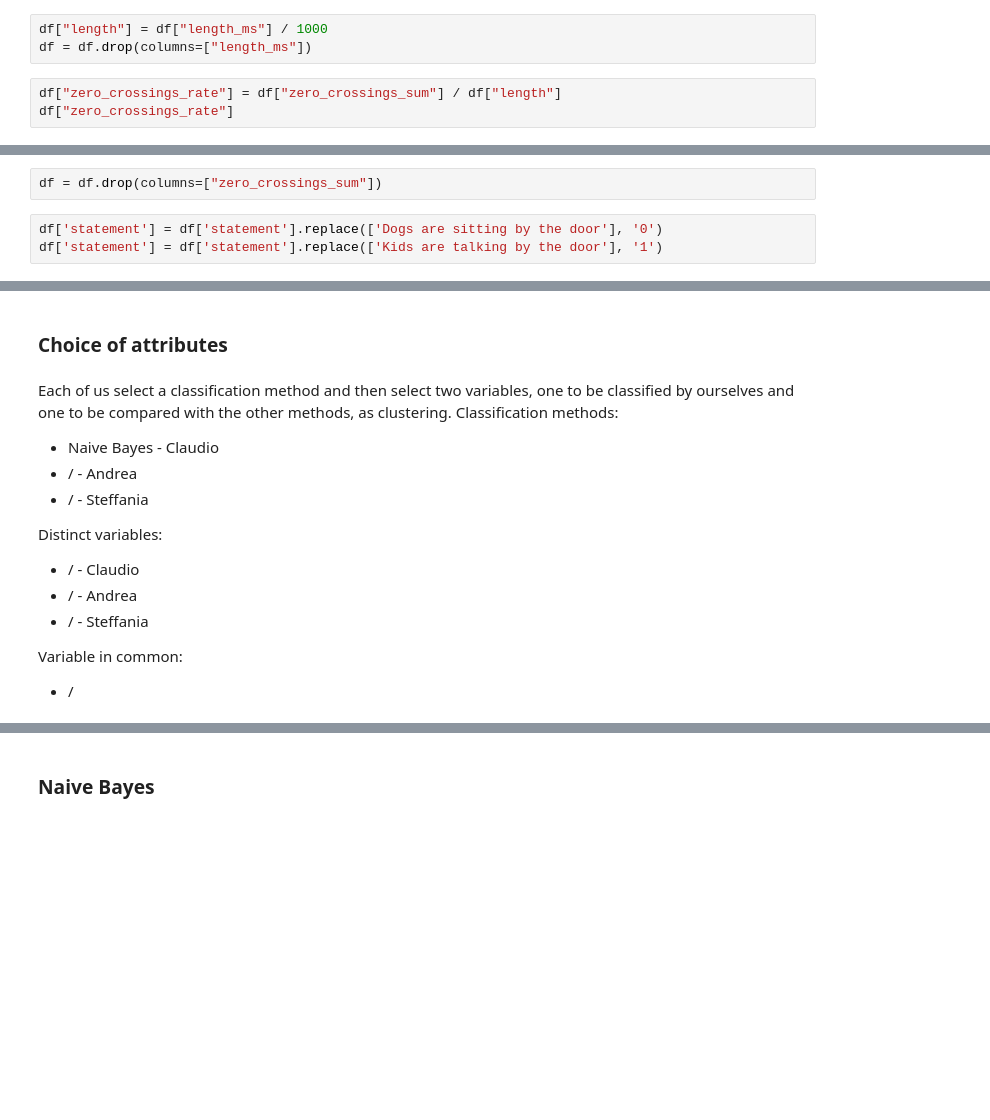
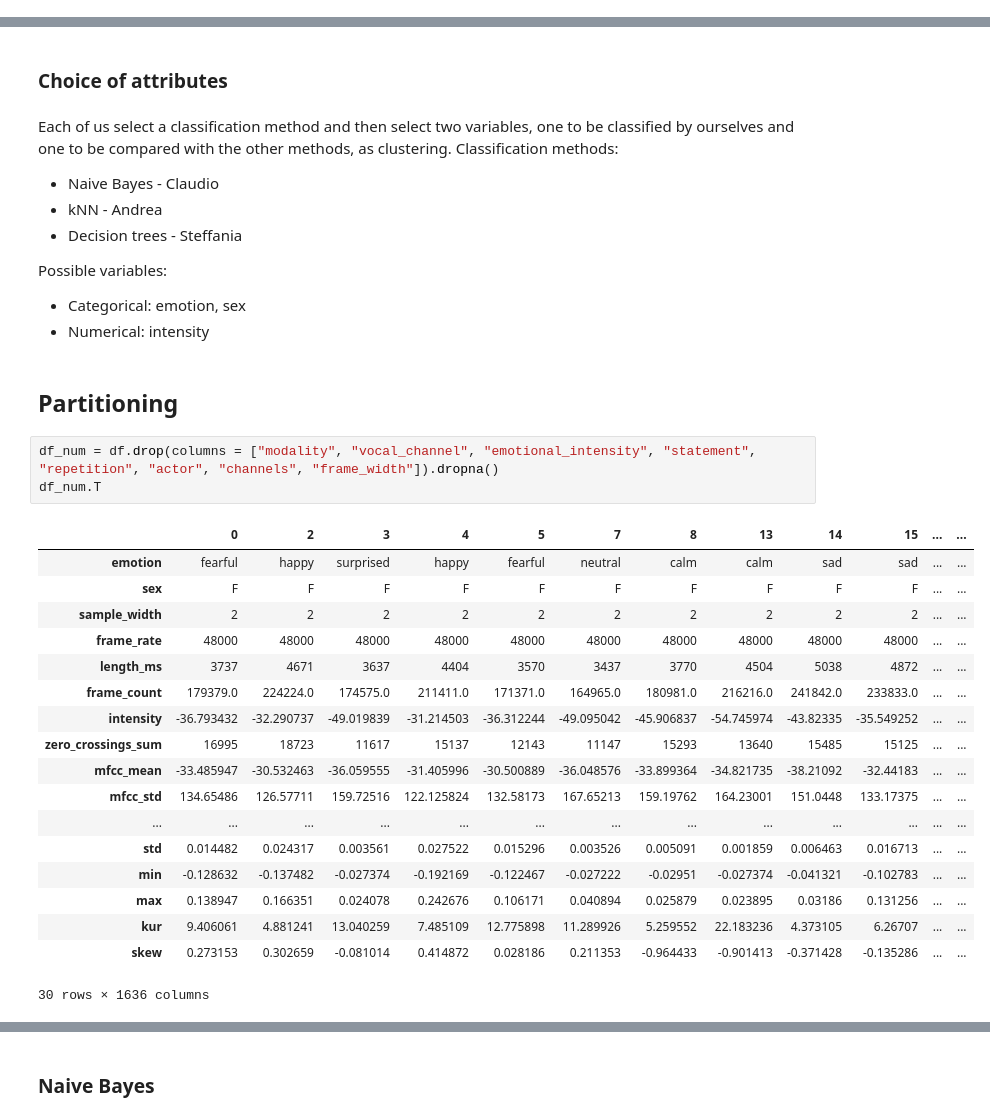
Before and after one commit to Claudio-95/DM22-23, a Jupyter notebook: Project_2nd part.ipynb, the cells around one changed output, grey strips where cells are left out. Saved outputs shown, nothing was run; the diff lists cells and outputs as text; blank space fills up the shorter version.

```diff
--- a/Project_2nd part.ipynb
+++ b/Project_2nd part.ipynb
@@ -258,6 +20,0 @@ Name: emotion_positivity, Length: 2452, dtype: int64
-# %%
-df["length"] = df["length_ms"] / 1000
-df = df.drop(columns=["length_ms"])
-# %%
-df["zero_crossings_rate"] = df["zero_crossings_sum"] / df["length"]
-df["zero_crossings_rate"]
@@ -277,5 +20,0 @@ Name: zero_crossings_rate, Length: 2452, dtype: float64
-# %%
-df = df.drop(columns=["zero_crossings_sum"])
-# %%
-df['statement'] = df['statement'].replace(['Dogs are sitting by the door'], '0')
-df['statement'] = df['statement'].replace(['Kids are talking by the door'], '1')
@@ -1456,15 +27,34 @@ Each of us select a classification method and then select two variables, one to
 Classification methods:
 
 * Naive Bayes - Claudio
-* / - Andrea
-* / - Steffania
+* kNN - Andrea
+* Decision trees - Steffania
 
-Distinct variables:
+Possible variables:
 
-* / - Claudio
-* / - Andrea
-* / - Steffania
-
-Variable in common:
-
-* /
+* Categorical: emotion, sex
+* Numerical: intensity
+# %% [markdown]
+## Partitioning
+# %%
+df_num = df.drop(columns = ["modality", "vocal_channel", "emotional_intensity", "statement", "repetition", "actor", "channels", "frame_width"]).dropna()
+df_num.T
+# %% [output]
+|  | 0 | 2 | 3 | 4 | 5 | 7 | 8 | 13 | 14 | 15 | ... | ... |
+| emotion | fearful | happy | surprised | happy | fearful | neutral | calm | calm | sad | sad | ... | ... |
+| sex | F | F | F | F | F | F | F | F | F | F | ... | ... |
+| sample_width | 2 | 2 | 2 | 2 | 2 | 2 | 2 | 2 | 2 | 2 | ... | ... |
+| frame_rate | 48000 | 48000 | 48000 | 48000 | 48000 | 48000 | 48000 | 48000 | 48000 | 48000 | ... | ... |
+| length_ms | 3737 | 4671 | 3637 | 4404 | 3570 | 3437 | 3770 | 4504 | 5038 | 4872 | ... | ... |
+| frame_count | 179379.0 | 224224.0 | 174575.0 | 211411.0 | 171371.0 | 164965.0 | 180981.0 | 216216.0 | 241842.0 | 233833.0 | ... | ... |
+| intensity | -36.793432 | -32.290737 | -49.019839 | -31.214503 | -36.312244 | -49.095042 | -45.906837 | -54.745974 | -43.82335 | -35.549252 | ... | ... |
+| zero_crossings_sum | 16995 | 18723 | 11617 | 15137 | 12143 | 11147 | 15293 | 13640 | 15485 | 15125 | ... | ... |
+| mfcc_mean | -33.485947 | -30.532463 | -36.059555 | -31.405996 | -30.500889 | -36.048576 | -33.899364 | -34.821735 | -38.21092 | -32.44183 | ... | ... |
+| mfcc_std | 134.65486 | 126.57711 | 159.72516 | 122.125824 | 132.58173 | 167.65213 | 159.19762 | 164.23001 | 151.0448 | 133.17375 | ... | ... |
+| ... | ... | ... | ... | ... | ... | ... | ... | ... | ... | ... | ... | ... |
+| std | 0.014482 | 0.024317 | 0.003561 | 0.027522 | 0.015296 | 0.003526 | 0.005091 | 0.001859 | 0.006463 | 0.016713 | ... | ... |
+| min | -0.128632 | -0.137482 | -0.027374 | -0.192169 | -0.122467 | -0.027222 | -0.02951 | -0.027374 | -0.041321 | -0.102783 | ... | ... |
+| max | 0.138947 | 0.166351 | 0.024078 | 0.242676 | 0.106171 | 0.040894 | 0.025879 | 0.023895 | 0.03186 | 0.131256 | ... | ... |
+| kur | 9.406061 | 4.881241 | 13.040259 | 7.485109 | 12.775898 | 11.289926 | 5.259552 | 22.183236 | 4.373105 | 6.26707 | ... | ... |
+| skew | 0.273153 | 0.302659 | -0.081014 | 0.414872 | 0.028186 | 0.211353 | -0.964433 | -0.901413 | -0.371428 | -0.135286 | ... | ... |
+30 rows × 1636 columns
```
Also changed, not shown: parts of 154 cells of this notebook.
